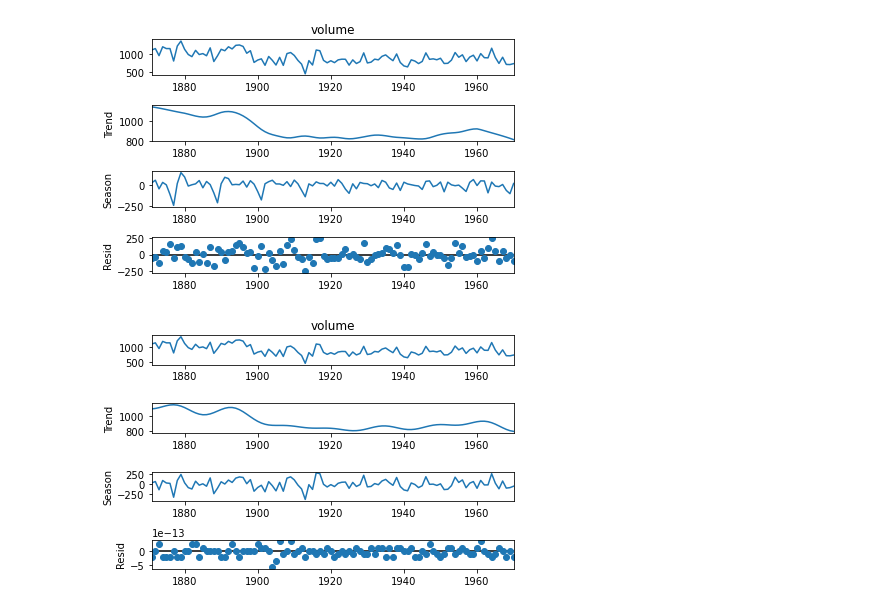
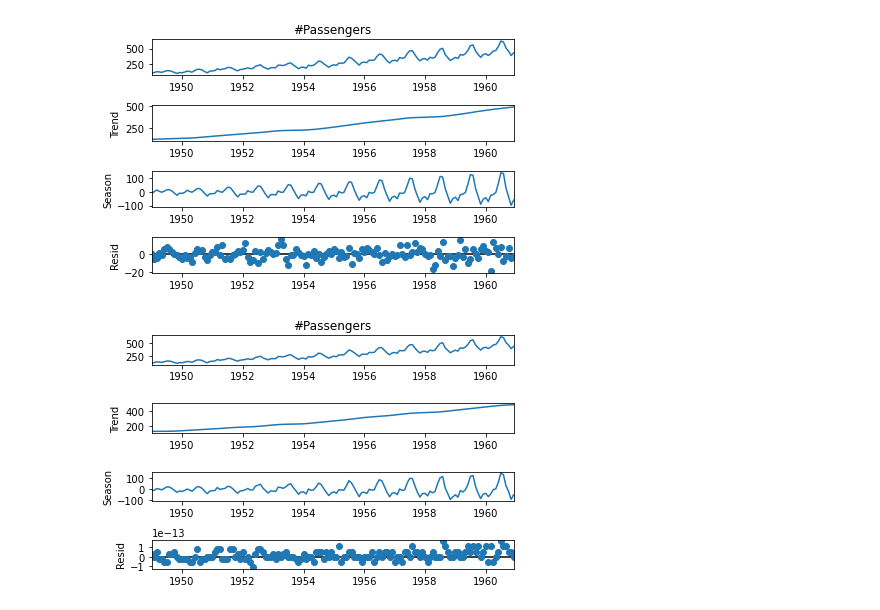
Before and after one commit to thodson-usgs/stf-decomposition, a Jupyter notebook: notebooks/02_stf_vs_stl.ipynb, the cells around one changed output. Drawn from its saved outputs; the diff is of its cells as text; code cells hidden in the pictures.

```diff
--- a/notebooks/02_stf_vs_stl.ipynb
+++ b/notebooks/02_stf_vs_stl.ipynb
@@ -8,6 +8,7 @@ import numpy as np
 from scipy import signal
 from scipy.signal import get_window
 from sklearn.metrics import mean_squared_error
+from statsmodels.tsa.tsatools import freq_to_period
 import math
 import warnings
 import copy
@@ -29,7 +30,7 @@ class STF_reflected:
         self._observed = data
         self.pad = pad
         if seasonal != 7:
-            if seasonal % 2 == 0:
+            if seasonal % 2 == 0 or seasonal < 3:
                 raise ValueError("seasonal must be an odd positive integer >= 3")
         self.seasonal = seasonal
 
@@ -67,10 +68,10 @@ class STF_reflected:
         # Filter freqs for trend (low pass filter from Celevaland 1990)
         filter_cutoff = 1.5*(1/self.seasonal)*(1/self.period)
 
-        fhat[freq > filter_cutoff] = 0
+        fhat[freq >= filter_cutoff] = 0
 
         # Filter freqs for seasonal (high pass filter)
-        fhat_seasonal[freq <= filter_cutoff] = 0
+        fhat_seasonal[freq < filter_cutoff] = 0
 
         # Inverse FFT for filtered time signal
         ffilt = np.fft.ifft(fhat)
@@ -262,15 +161,13 @@ The dot product of STF seasonal and trend components is  0j
 # %%
-# Test stf vs stl on elec_equip data
-data = statsmodels.datasets.nile.load().data
+air = pd.read_csv('../data/AirPassengers.csv', index_col = "Month", parse_dates=True, squeeze=True)
 
-data.index = data["year"]
-stl = STL(data["volume"], period = 12, seasonal = 13)
+stl = STL(air, seasonal = 13)
 res = stl.fit()
 fig = res.plot()
 
-stf = STF_reflected(data["volume"], window="blackman", period = 12)
+stf = STF_reflected(air, "blackman", pad = .5, seasonal=13)
 res = stf.fit()
 fig = res.plot()
 # %% [output]
-[figure, old version]
+[figure, new version]
-[figure, old version]
+[figure, new version]
```
Also changed, not shown: parts of 8 cells of this notebook, 1 other file.
